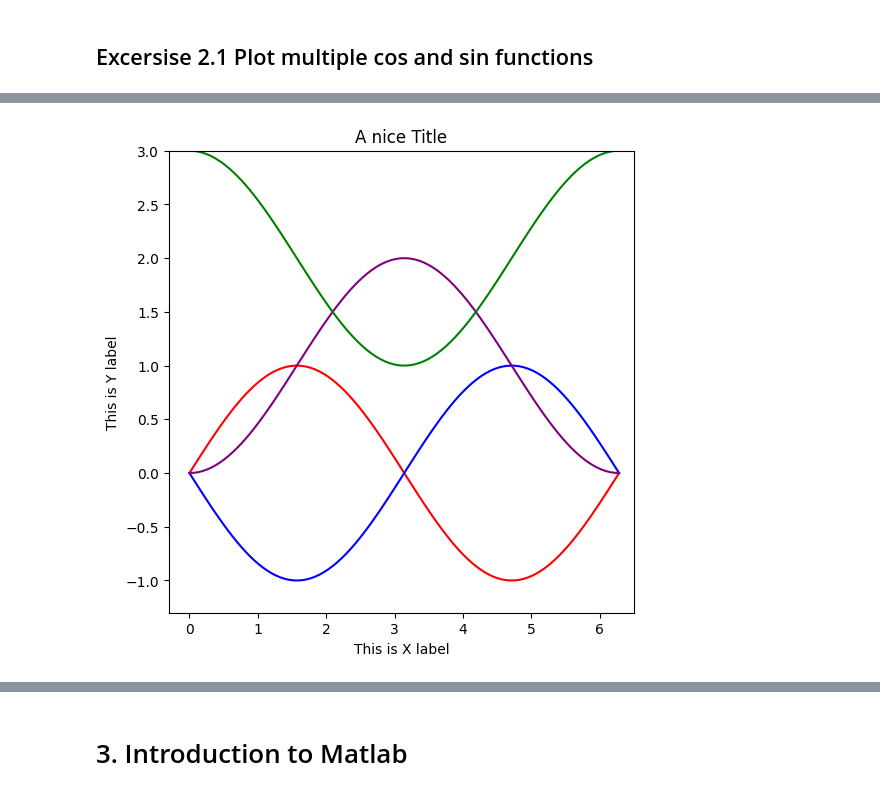
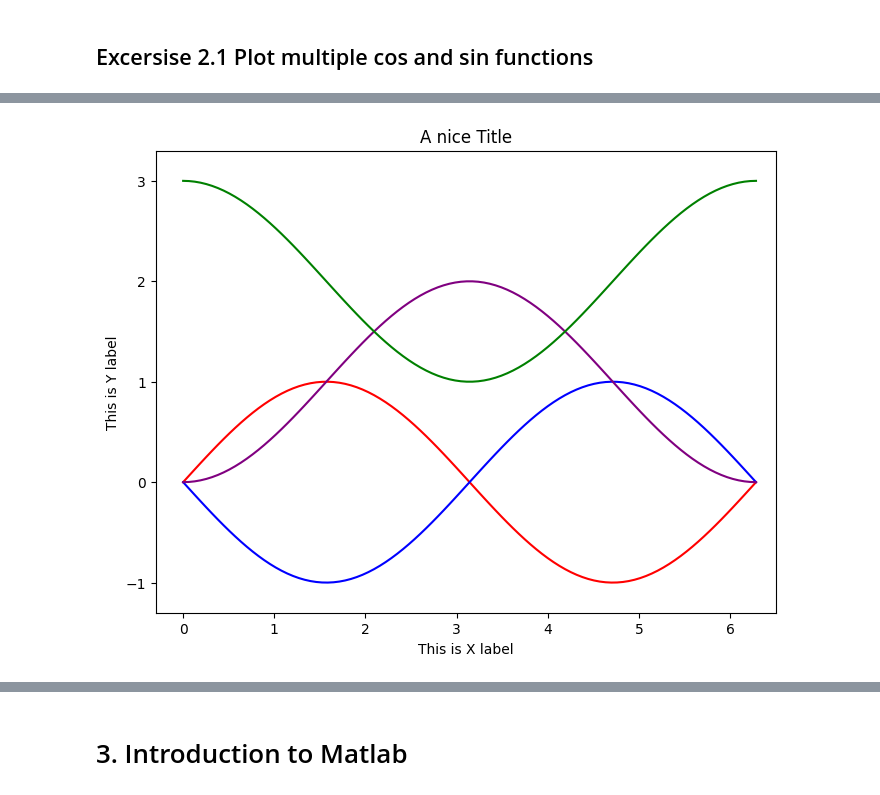
Before and after one commit to fnmelo/IIBM2025Bootcamp, a Jupyter notebook: D3/D3_morning_numpy_matplotlib_Matlab.ipynb, the cells around one changed output, grey strips where cells are left out. Cells and saved outputs as stored; diff of their text form; code cells hidden in the pictures.

```diff
--- a/D3/D3_morning_numpy_matplotlib_Matlab.ipynb
+++ b/D3/D3_morning_numpy_matplotlib_Matlab.ipynb
@@ -459,32 +459,32 @@ From the code below create a similar plot as the one shown above.
 # %%
 import matplotlib.pyplot as plt
 import numpy as np
 
 # Initialize the figure
-fig=plt.figure(figsize=(6, 6))
+fig=plt.figure(figsize=(8, 6))
 ax=plt.subplot(1,1,1)
 # ax2=plt.subplot(1,1,2)
 # ax3=plt.subplot(1,1,3)
 # ax4=plt.subplot(1,1,4)
 
 
 # Generate content
 circle= np.linspace(0, 2*np.pi, 100)
 line=ax.plot(circle, np.sin(circle), color='red')
 line=ax.plot(circle, np.cos(circle + np.pi/2), color='blue')
 line=ax.plot(circle, np.sin(circle - np.pi/2) + 1, color='purple')
 line=ax.plot(circle, np.cos(circle) + 2, color='green')
 ax.set_xlim(-0.3, 6.5)
-ax.set_ylim(-1.3, 3)
+ax.set_ylim(-1.3, 3.3)
 
 
 # Add title and labels
 plt.title('A nice Title')
 plt.xlabel('This is X label')
 plt.ylabel('This is Y label')
 # plt.legend('This is  label')
 
 # Display plot
 plt.show()
 # %% [output]
-[figure, old version]
+[figure, new version]
```
Also changed, not shown: parts of 1 cell of this notebook.
